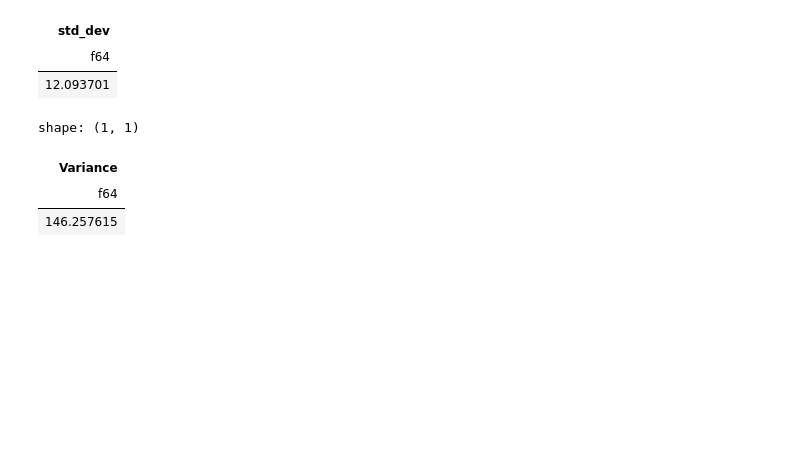
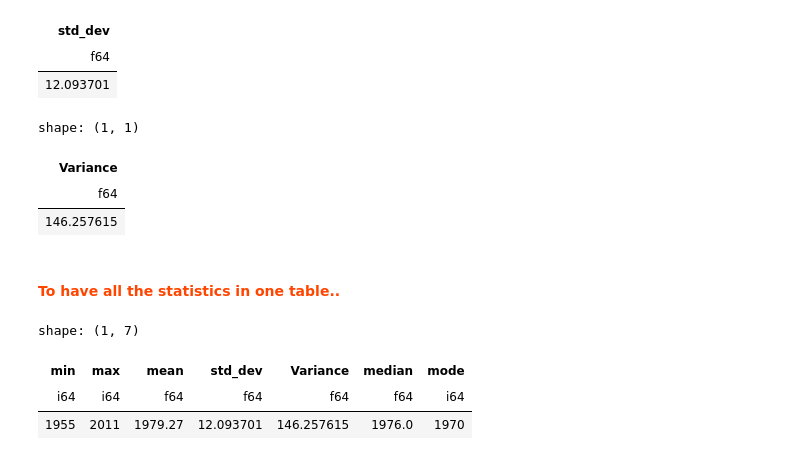
Before and after one commit to Darshan0902/PYTHON-USER-FUNCTIONS, a Jupyter notebook: powerful-pythonic-pizzazz-unleashing-the-magic.ipynb, the cells around one changed output. Drawn from its saved outputs; the diff is of its cells as text; code cells hidden in the pictures; blank space fills up the shorter version.

```diff
--- a/powerful-pythonic-pizzazz-unleashing-the-magic.ipynb
+++ b/powerful-pythonic-pizzazz-unleashing-the-magic.ipynb
@@ -376,3 +376,18 @@ shape: (1, 1)
 | Variance |
 | f64 |
 | 146.257615 |
+# %% [markdown]
+#### <span style="color: #FF4500;"> To have all the statistics in one table.. </span>
+# %%
+df.select([pl.col("Year").min().alias("min"),
+          pl.col("Year").max().alias("max"),
+          pl.col("Year").mean().alias("mean"),
+          pl.col("Year").std().alias("std_dev"),
+          pl.col("Year").var().alias("Variance"),
+          pl.col("Year").median().alias("median"),
+          pl.col("Year").mode().alias("mode")])
+# %% [output]
+shape: (1, 7)
+| min | max | mean | std_dev | Variance | median | mode |
+| i64 | i64 | f64 | f64 | f64 | f64 | i64 |
+| 1955 | 2011 | 1979.27 | 12.093701 | 146.257615 | 1976.0 | 1970 |
```
Also changed, not shown: parts of 5 cells of this notebook.
